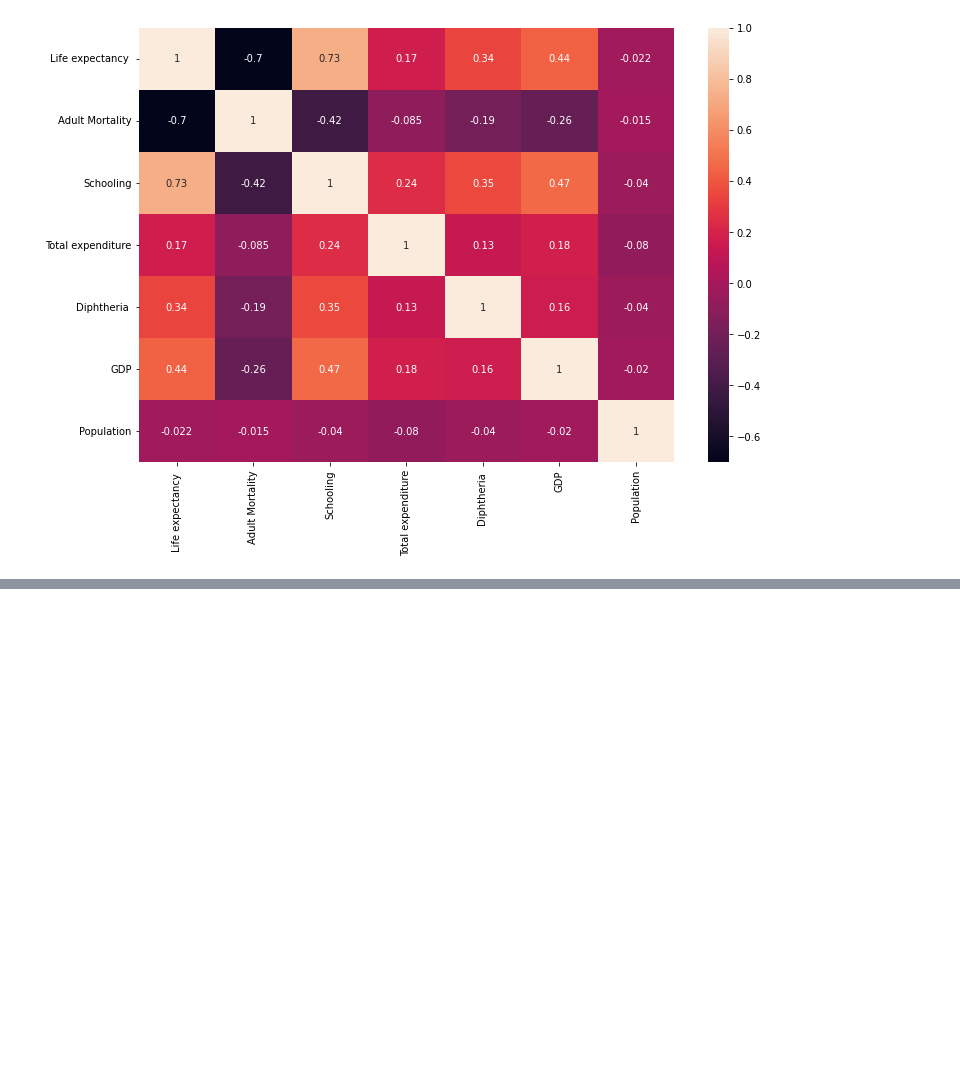
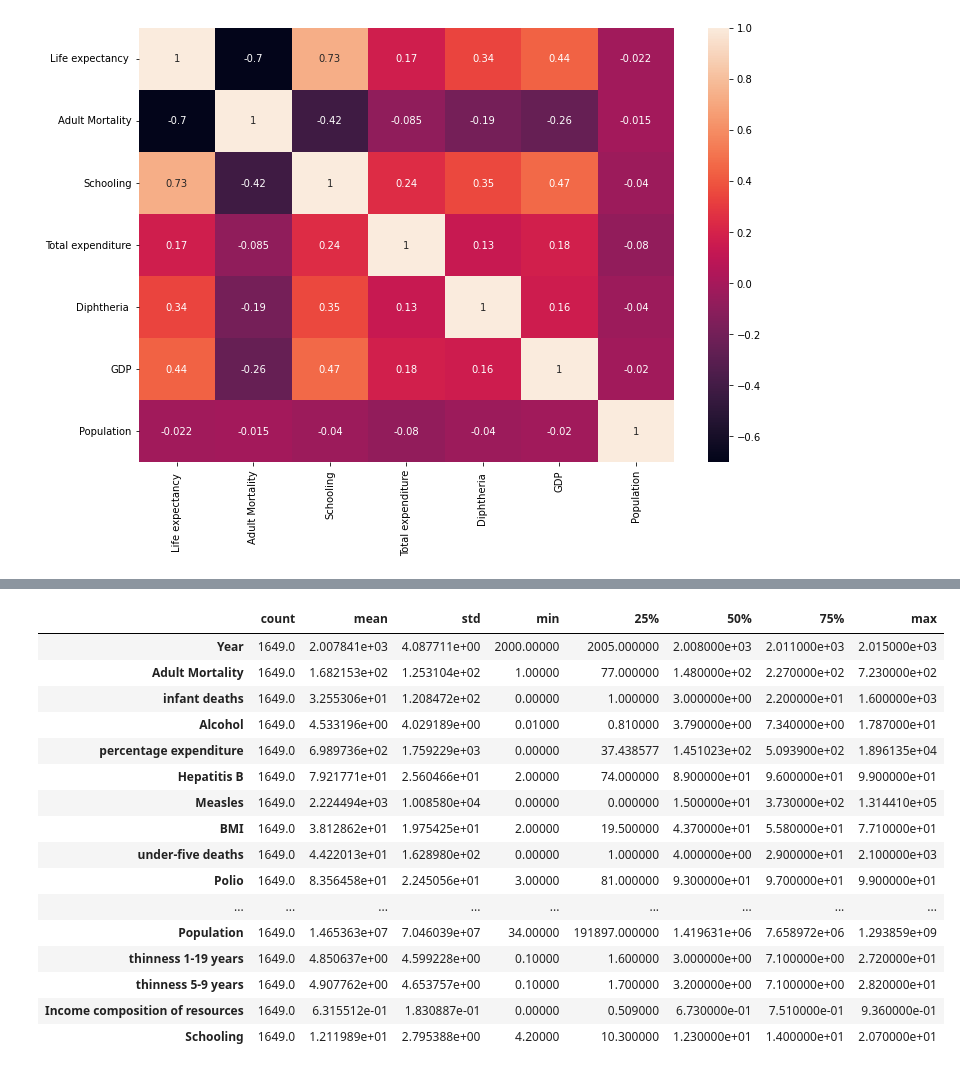
Before and after one commit to pradeep-charism/bigdata-analytics-ml, a Jupyter notebook: tensor-flow/tf-sequential-model.ipynb, the cells around one changed output, grey strips where cells are left out. Drawn from its saved outputs; the diff is of its cells as text; code cells hidden in the pictures; blank space fills up the shorter version.

```diff
--- a/tensor-flow/tf-sequential-model.ipynb
+++ b/tensor-flow/tf-sequential-model.ipynb
@@ -112,3 +113,7 @@ sns.heatmap(data_corr, annot=True)
 plt.show()
 # %% [output]
 [figure]
+# %%
+features = data.drop('Life expectancy ', axis=1)
+target = data[['Life expectancy ']]
+features.columns
@@ -114,0 +136,3 @@ plt.show()
+# %%
+features = features.drop('Country', axis=1)
+features.columns
@@ -114,0 +166,3 @@ plt.show()
+# %%
+numeric_features = features.drop(['Status'], axis = 1)
+numeric_features.head()
@@ -114,0 +176,20 @@ plt.show()
+# %%
+numeric_features.describe().T
+# %% [output]
+|  | count | mean | std | min | 25% | 50% | 75% | max |
+| Year | 1649.0 | 2.007841e+03 | 4.087711e+00 | 2000.00000 | 2005.000000 | 2.008000e+03 | 2.011000e+03 | 2.015000e+03 |
+| Adult Mortality | 1649.0 | 1.682153e+02 | 1.253104e+02 | 1.00000 | 77.000000 | 1.480000e+02 | 2.270000e+02 | 7.230000e+02 |
+| infant deaths | 1649.0 | 3.255306e+01 | 1.208472e+02 | 0.00000 | 1.000000 | 3.000000e+00 | 2.200000e+01 | 1.600000e+03 |
+| Alcohol | 1649.0 | 4.533196e+00 | 4.029189e+00 | 0.01000 | 0.810000 | 3.790000e+00 | 7.340000e+00 | 1.787000e+01 |
+| percentage expenditure | 1649.0 | 6.989736e+02 | 1.759229e+03 | 0.00000 | 37.438577 | 1.451023e+02 | 5.093900e+02 | 1.896135e+04 |
+| Hepatitis B | 1649.0 | 7.921771e+01 | 2.560466e+01 | 2.00000 | 74.000000 | 8.900000e+01 | 9.600000e+01 | 9.900000e+01 |
+| Measles | 1649.0 | 2.224494e+03 | 1.008580e+04 | 0.00000 | 0.000000 | 1.500000e+01 | 3.730000e+02 | 1.314410e+05 |
+| BMI | 1649.0 | 3.812862e+01 | 1.975425e+01 | 2.00000 | 19.500000 | 4.370000e+01 | 5.580000e+01 | 7.710000e+01 |
+| under-five deaths | 1649.0 | 4.422013e+01 | 1.628980e+02 | 0.00000 | 1.000000 | 4.000000e+00 | 2.900000e+01 | 2.100000e+03 |
+| Polio | 1649.0 | 8.356458e+01 | 2.245056e+01 | 3.00000 | 81.000000 | 9.300000e+01 | 9.700000e+01 | 9.900000e+01 |
+| ... | ... | ... | ... | ... | ... | ... | ... | ... |
+| Population | 1649.0 | 1.465363e+07 | 7.046039e+07 | 34.00000 | 191897.000000 | 1.419631e+06 | 7.658972e+06 | 1.293859e+09 |
+| thinness 1-19 years | 1649.0 | 4.850637e+00 | 4.599228e+00 | 0.10000 | 1.600000 | 3.000000e+00 | 7.100000e+00 | 2.720000e+01 |
+| thinness 5-9 years | 1649.0 | 4.907762e+00 | 4.653757e+00 | 0.10000 | 1.700000 | 3.200000e+00 | 7.100000e+00 | 2.820000e+01 |
+| Income composition of resources | 1649.0 | 6.315512e-01 | 1.830887e-01 | 0.00000 | 0.509000 | 6.730000e-01 | 7.510000e-01 | 9.360000e-01 |
+| Schooling | 1649.0 | 1.211989e+01 | 2.795388e+00 | 4.20000 | 10.300000 | 1.230000e+01 | 1.400000e+01 | 2.070000e+01 |
```
Also changed, not shown: parts of 14 cells of this notebook.
